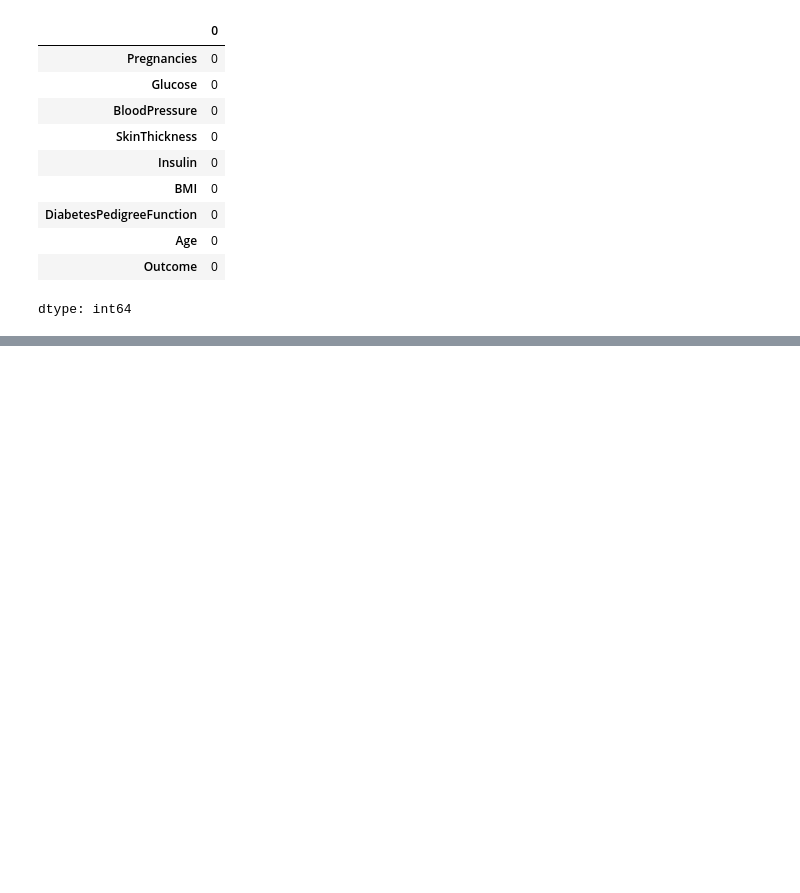
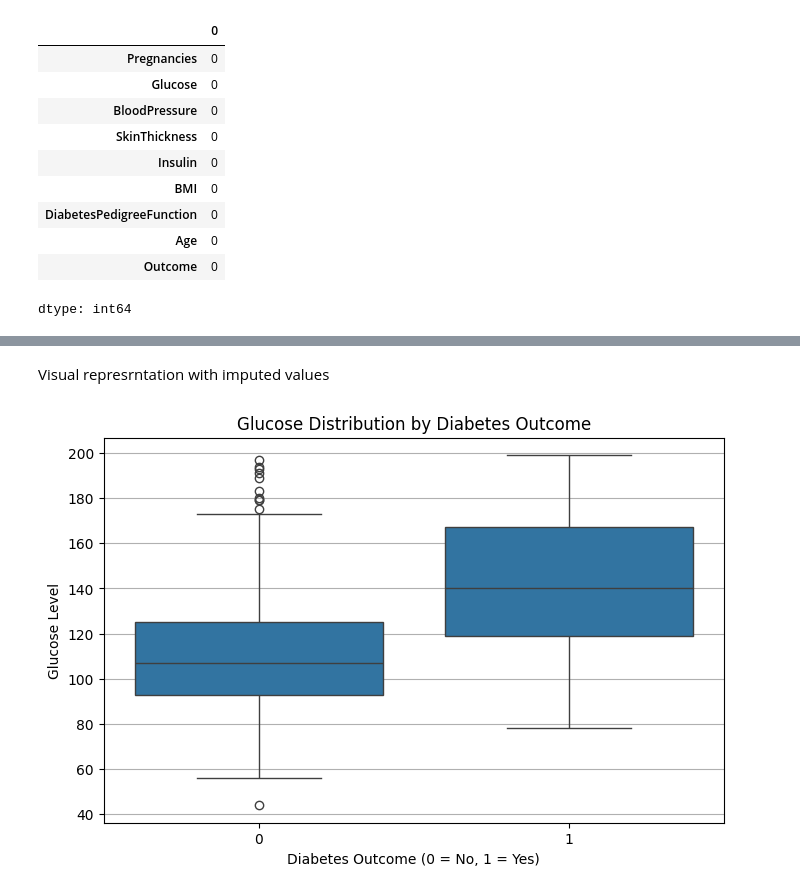
Before and after one commit to Kiran-Pokhrel-91/Data-Analyst-Projects, a Jupyter notebook: diabetes_analysis.ipynb, the cells around one changed output, grey strips where cells are left out. Drawn from its saved outputs; the diff is of its cells as text; code cells hidden in the pictures; blank space fills up the shorter version.

```diff
--- a/diabetes_analysis.ipynb
+++ b/diabetes_analysis.ipynb
@@ -128,5 +174,23 @@ stat_df
 # %%
 def mice_impute(df,predictor_cols,max_iter=10,scale=False):
+    '''
+        This function imputes the missing values of the dataset using MICE
+                MICE, or Multiple Imputation by Chained Equations, is a powerful statistical tool used to reconstruct missing data by iteratively estimating
+        values based on relationships between variables, similar to a skilled artist restoring a painting.It fills in missing data by creating a series of
+        predictive models that take cues from other variables in the dataset. This process continues, refining each missing value until the dataset achieves
+        a harmonious completeness, akin to a masterpiece.
+        source(https://medium.com/@kunalshrm175/multivariate-imputation-by-chained-equations-mice-2d3efb063434)
+
+
+        Parameters:
+            df (pd.DataFrame) : DataFeame of data  *required
+            predictor_cols (str ot list) : single of multiple column which we want to predict missing values
+            max_iter(int): Number of ittration to perforn | Defult:10
+            scale (bool) : Determines wether to scale data or not using StandardScaler()
+        Returns:
+            df: pd.DataFrame by imputting missing values
+    '''
+
     df = df.copy()
     if not predictor_cols:
         raise ValueError("predictor_cols must be specified.")
@@ -142,4 +206,5 @@ def mice_impute(df,predictor_cols,max_iter=10,scale=False):
     return df
 # %%
 predict = ['Pregnancies','Glucose', 'BloodPressure', 'SkinThickness', 'Insulin', 'BMI']
-diabetes_df = mice_impute(diabetes_dataset, predictor_cols=predict, scale=True)
+diabetes_df = mice_impute(diabetes_dataset, predictor_cols=predict,max_iter=15, scale=True)
+diabetes_df
@@ -159,0 +255,12 @@ dtype: int64
+# %% [markdown]
+Visual represrntation with imputed values
+# %%
+plt.figure(figsize=(8, 5))
+sns.boxplot(x='Outcome', y='Glucose', data=diabetes_df)
+plt.title('Glucose Distribution by Diabetes Outcome')
+plt.xlabel('Diabetes Outcome (0 = No, 1 = Yes)')
+plt.ylabel('Glucose Level')
+plt.grid(True, axis='y')
+plt.show()
+# %% [output]
+[figure, added]
```
Also changed, not shown: parts of 27 cells of this notebook.
